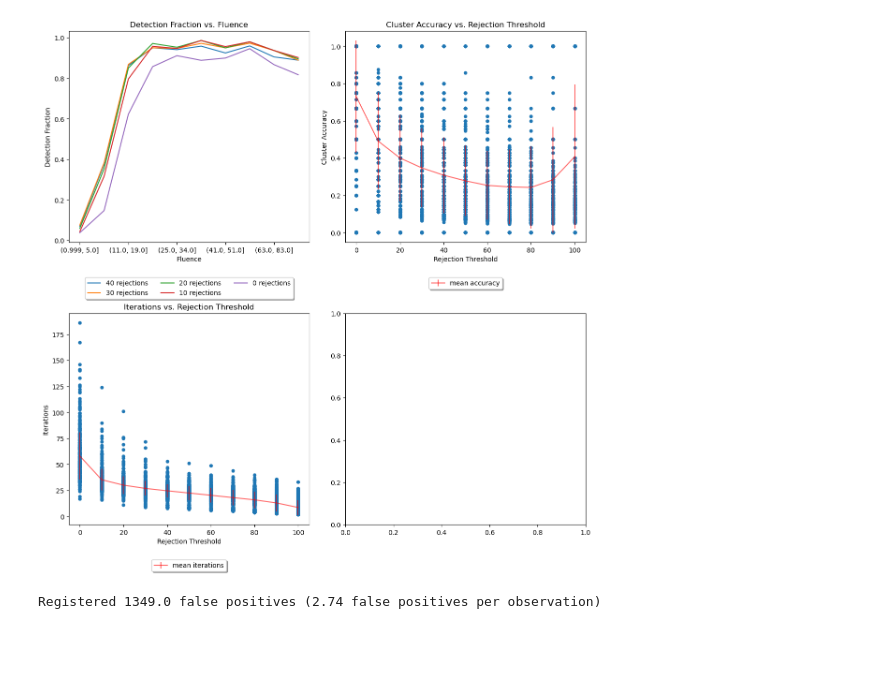
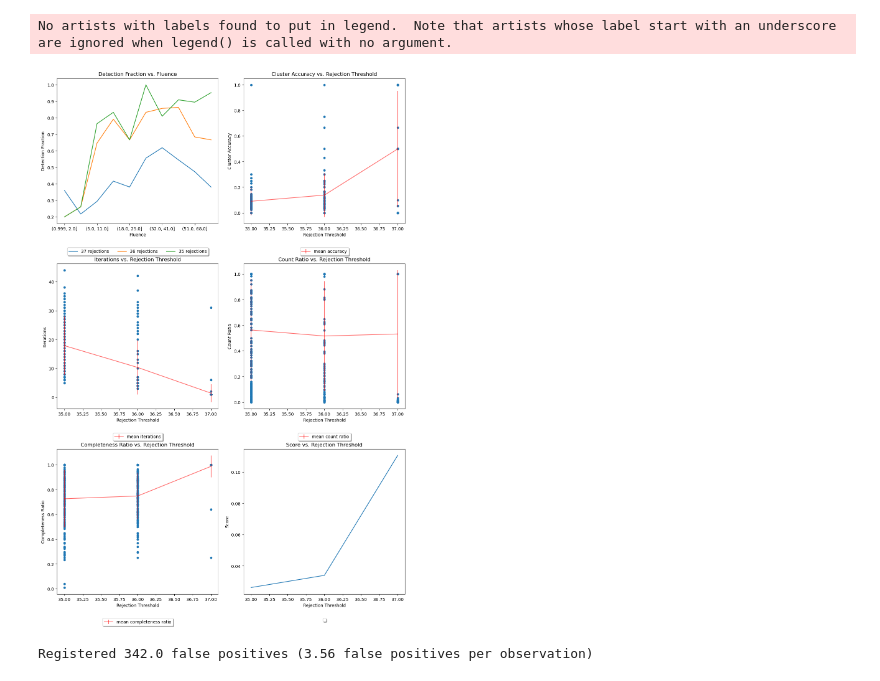
Before and after one commit to Samuele-Colombo/MPTD, a Jupyter notebook: new_approach_multiple_files.ipynb, the cells around one changed output. Cells and saved outputs as stored; diff of their text form; code cells hidden in the pictures; blank space fills up the shorter version.

```diff
--- a/new_approach_multiple_files.ipynb
+++ b/new_approach_multiple_files.ipynb
@@ -890,8 +1009,9 @@ filenames = filenames_pd["Filename"][:n].to_numpy()
 #     filenames += new_filenames
 # filenames, filename_patterns
 # %%
-os.mkdirs("test_runs", exists_ok=True)
-outfile = osp.join("test_runs", str(datetime.datetime.now().strftime("%Y-%m-%d_%H-%M-%S")) + ".csv")
+os.makedirs("test_runs", exist_ok=True)
+res_outfile    = osp.join("test_runs", str(datetime.datetime.now().strftime("%Y-%m-%d_%H-%M-%S")) + ".res.csv")
+groups_outfile = osp.join("test_runs", str(datetime.datetime.now().strftime("%Y-%m-%d_%H-%M-%S")) + ".grp.csv")
 # %%
 first = True
 for filename in tqdm(filenames):
@@ -903,3 +1027,4 @@ for filename in tqdm(filenames):
     first=False
 # %%
-df = pd.read_csv(outfile)
+df = pd.read_csv(res_outfile)
+groups = pd.read_csv(groups_outfile)
@@ -906,5 +1054,5 @@ df = pd.read_csv(outfile)
 # %%
-df = pd.read_csv(r"prove\2023-07-24_16-36-14.csv")
+# df = pd.read_csv(r"prove\2023-07-24_16-36-14.csv")
 # %%
 # # Plotting if using non-auto forwarding
 
@@ -951,21 +1099,22 @@ df = pd.read_csv(r"prove\2023-07-24_16-36-14.csv")
 
 # plt.show()
 # %%
-figsize = (12,12)
-fig, ((ax1, ax2), (ax3, ax4)) = plt.subplots(2, 2, figsize=figsize)
+figsize = (12,18)
+fig, ((ax1, ax2), (ax3, ax4), (ax5, ax6)) = plt.subplots(3, 2, figsize=figsize)
 
 rtvsa = pd.DataFrame()
 
-df = df.set_index("Fluence")
 
 for rej_threshold in df["Rejection"].unique():
     df_layer = df[df["Rejection"] == rej_threshold]
+    df_layer = df_layer.set_index("Fluence")
+    #df_layer.index = df_layer.index.astype(float)
     bins = pd.qcut(df_layer.index, q=10)
 
     mean_values = df_layer["Detected"].groupby(bins).mean()
 
-    if rej_threshold <= 40: mean_values.plot(ax=ax1, label=f"{int(rej_threshold)} rejections")
-    # mean_values.plot(ax=ax1, label=f"{int(rej_threshold)} rejections")
+    # if rej_threshold <= 40: mean_values.plot(ax=ax1, label=f"{int(rej_threshold)} rejections")
+    mean_values.plot(ax=ax1, label=f"{int(rej_threshold)} rejections")
 
     tmp = df_layer.groupby("File").mean().reset_index()
     accuracies = tmp["Accuracy"]
@@ -982,45 +1131,80 @@ for rej_threshold in df["Rejection"].unique():
     rtvsa = pd.concat([rtvsa, new_rows], ignore_index=True)
     # lvsa.append({"Rejection Threshold": layers, "Mean Accuracy": df_layer.groupby("File").mean().reset_index()["Accuracy"].mean()*100}, ignore_index=True)
 
-df = df.reset_index()
 
 ax1.set_xlabel('Fluence')
 ax1.set_ylabel('Detection Fraction')
 ax1.set_title('Detection Fraction vs. Fluence')
 ax1.legend(loc='upper center', bbox_to_anchor=(0.5, -0.15), fancybox=True, shadow=True, ncol=3)
 
 rtvsa.plot(kind="scatter", x="Rejection Threshold", y="Accuracy", ax=ax2)
 # for file_name, group in lvsa.groupby('File'):
 #     ax2.plot(group['Rejection Threshold'], group['Accuracy'], label=file_name, marker='o')
 rtvsa_means = rtvsa[["Rejection Threshold","Accuracy"]].groupby("Rejection Threshold").mean().reset_index()
 rtvsa_means["std"] = rtvsa[["Rejection Threshold","Accuracy"]].groupby("Rejection Threshold").std().to_numpy()
 
 ax2.errorbar(rtvsa_means["Rejection Threshold"], rtvsa_means["Accuracy"], yerr=rtvsa_means["std"], label="mean accuracy", c="red", alpha=0.6)
 ax2.set_xlabel('Rejection Threshold')
 ax2.set_ylabel('Cluster Accuracy')
 ax2.set_title("Cluster Accuracy vs. Rejection Threshold")
 ax2.legend(loc='upper center', bbox_to_anchor=(0.5, -0.15), fancybox=True, shadow=True, ncol=3)
 
 rtvsa.plot(kind="scatter", x="Rejection Threshold", y="Iterations", ax=ax3)
 rtvsa_means = rtvsa[["Rejection Threshold","Iterations"]].groupby("Rejection Threshold").mean().reset_index()
 rtvsa_means["std"] = rtvsa[["Rejection Threshold","Iterations"]].groupby("Rejection Threshold").std().to_numpy()
 
 ax3.errorbar(rtvsa_means["Rejection Threshold"], rtvsa_means["Iterations"], yerr=rtvsa_means["std"], label="mean iterations", c="red", alpha=0.6)
 ax3.set_xlabel('Rejection Threshold')
 ax3.set_ylabel('Iterations')
 ax3.set_title("Iterations vs. Rejection Threshold")
 ax3.legend(loc='upper center', bbox_to_anchor=(0.5, -0.15), fancybox=True, shadow=True, ncol=3)
 
+filtered_groups = groups[groups["Detects"]][["Rejection","File","Counts","Detected Group Fluence","Original Group Fluence"]]
+filtered_groups["Count Ratio"] = filtered_groups["Detected Group Fluence"] / filtered_groups["Counts"]
+filtered_groups["Completeness Ratio"] = filtered_groups["Detected Group Fluence"] / filtered_groups["Original Group Fluence"]
+
+filtered_groups.plot(kind="scatter", x="Rejection", y="Count Ratio", ax=ax4)
+fg_means = filtered_groups[["Rejection","Count Ratio"]].groupby("Rejection").mean().reset_index()
+fg_means["std"] = filtered_groups[["Rejection","Count Ratio"]].groupby("Rejection").std().to_numpy()
+
+ax4.errorbar(fg_means["Rejection"], fg_means["Count Ratio"], yerr=fg_means["std"], label="mean count ratio", c="red", alpha=0.6)
+ax4.set_xlabel('Rejection Threshold')
+ax4.set_ylabel('Count Ratio')
+ax4.set_title("Count Ratio vs. Rejection Threshold")
+ax4.legend(loc='upper center', bbox_to_anchor=(0.5, -0.15), fancybox=True, shadow=True, ncol=3)
+
+filtered_groups.plot(kind="scatter", x="Rejection", y="Completeness Ratio", ax=ax5)
+fg_means = filtered_groups[["Rejection","Completeness Ratio"]].groupby("Rejection").mean().reset_index()
+fg_means["std"] = filtered_groups[["Rejection","Completeness Ratio"]].groupby("Rejection").std().to_numpy()
+
+ax5.errorbar(fg_means["Rejection"], fg_means["Completeness Ratio"], yerr=fg_means["std"], label="mean completeness ratio", c="red", alpha=0.6)
+ax5.set_xlabel('Rejection Threshold')
+ax5.set_ylabel('Completeness Ratio')
+ax5.set_title("Completeness Ratio vs. Rejection Threshold")
+ax5.legend(loc='upper center', bbox_to_anchor=(0.5, -0.15), fancybox=True, shadow=True, ncol=3)
+
+scores = df[["Rejection","Detected"]].groupby("Rejection").mean()["Detected"] *\
+ rtvsa[["Rejection Threshold","Accuracy"]].groupby("Rejection Threshold").mean()["Accuracy"] *\
+ filtered_groups[["Rejection", "Count Ratio"]].groupby("Rejection").mean()["Count Ratio"] *\
+ filtered_groups[["Rejection", "Completeness Ratio"]].groupby("Rejection").mean()["Completeness Ratio"]
+scores.plot(kind='line', ax=ax6)
+
+ax6.set_xlabel('Rejection Threshold')
+ax6.set_ylabel('Score')
+ax6.set_title("Score vs. Rejection Threshold")
+ax6.legend(loc='upper center', bbox_to_anchor=(0.5, -0.15), fancybox=True, shadow=True, ncol=3)
+
 plt.tight_layout()
 plt.show()
 # %% [output]
+No artists with labels found to put in legend.  Note that artists whose label start with an underscore are ignored when legend() is called with no argument.
-[figure, old version]
+[figure, new version]
 # %%
 total_false_positives = df[df["Rejection"] == 10].groupby("File").first()["False Pos"].sum()
 false_positives_rate = total_false_positives/len(df["File"].unique())
 print("Registered {} false positives ({:.2f} false positives per observation)".format(total_false_positives, false_positives_rate))
 # %% [output]
-Registered 1349.0 false positives (2.74 false positives per observation)
+Registered 342.0 false positives (3.56 false positives per observation)
 # %%
 index = int(input("Explore data from least accurate (index=0) to most accurate (index=-1). Index:"))
 # %%
```
Also changed, not shown: parts of 22 cells of this notebook, 4 other files.
